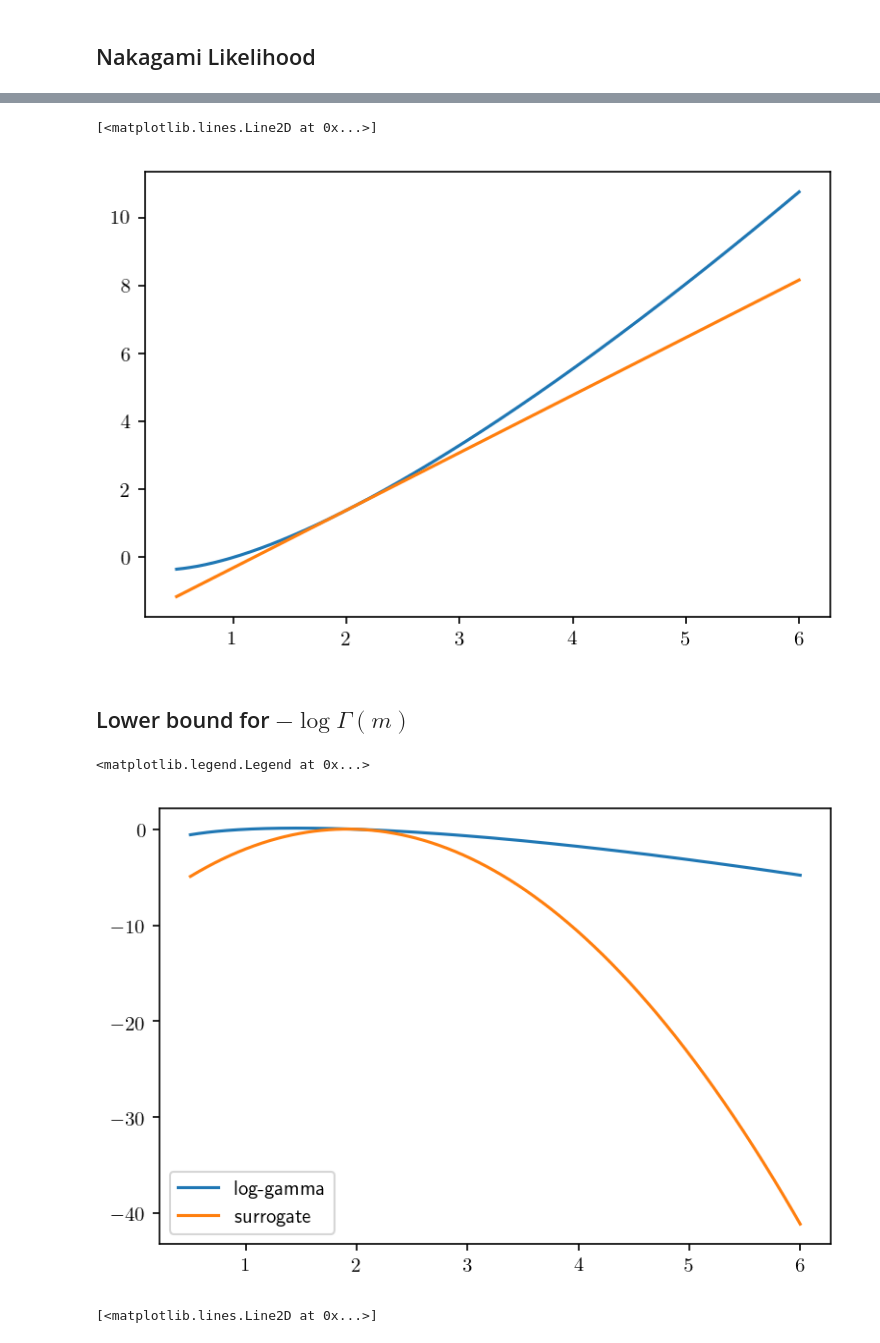
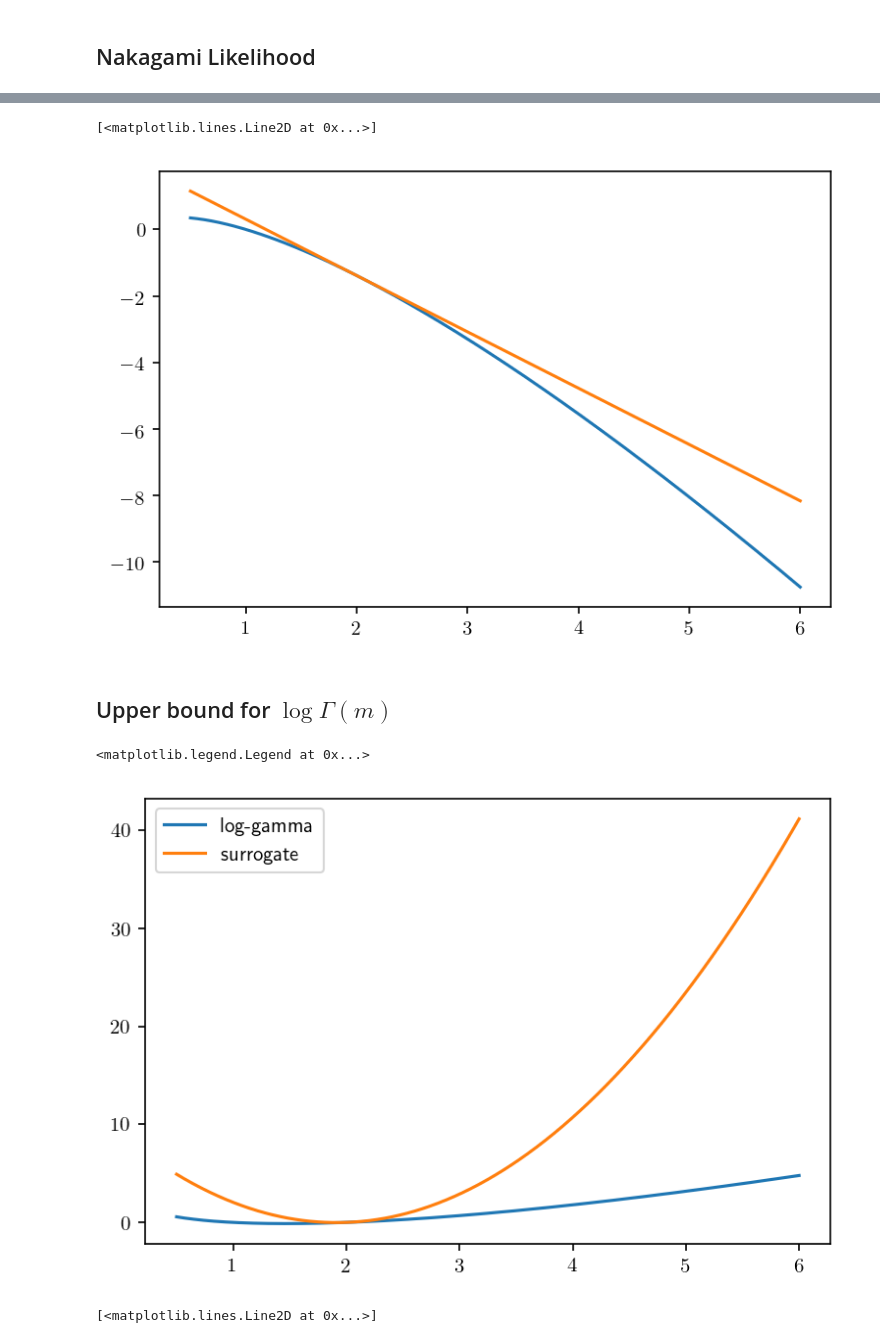
Before and after one commit to mirca/acceptance-rejection, a Jupyter notebook: examples/majorization_minimization_lower_bounds.ipynb, the cells around one changed output, grey strips where cells are left out. Saved outputs shown, nothing was run; the diff lists cells and outputs as text; code cells hidden in the pictures.

```diff
--- a/examples/majorization_minimization_lower_bounds.ipynb
+++ b/examples/majorization_minimization_lower_bounds.ipynb
@@ -45,13 +46,13 @@ mt = 2.
 # %%
 dmlogm = m * (np.log(mt) + 1) - mt
 # %%
-plt.plot(m, m * np.log(m))
-plt.plot(m, dmlogm)
+plt.plot(m, -m * np.log(m))
+plt.plot(m, -dmlogm)
 # %% [output]
 [<matplotlib.lines.Line2D at 0x...>]
-[figure, old version]
+[figure, new version]
 # %% [markdown]
-## Lower bound for $-\log\Gamma(m)$
+## Upper bound for $\log\Gamma(m)$
 # %%
 f = np.log(sps.gamma(m))
 # %%
@@ -59,12 +60,12 @@ p = sps.polygamma(1, .5)
 # %%
 g = np.log(sps.gamma(mt)) + sps.digamma(mt) * (m - mt) + .5*p * (m - mt) ** 2
 # %%
-plt.plot(m, -f, label='log-gamma')
-plt.plot(m, -g, label='surrogate')
+plt.plot(m, f, label='log-gamma')
+plt.plot(m, g, label='surrogate')
 plt.legend()
 # %% [output]
 <matplotlib.legend.Legend at 0x...>
-[figure, old version]
+[figure, new version]
 # %%
 def surrogate(m, mt):
     return -(len(h) * (m * (np.log(mt) + 1) - mt - m * np.log(omega)
```
Also changed, not shown: parts of 12 cells of this notebook, 26 other files.
